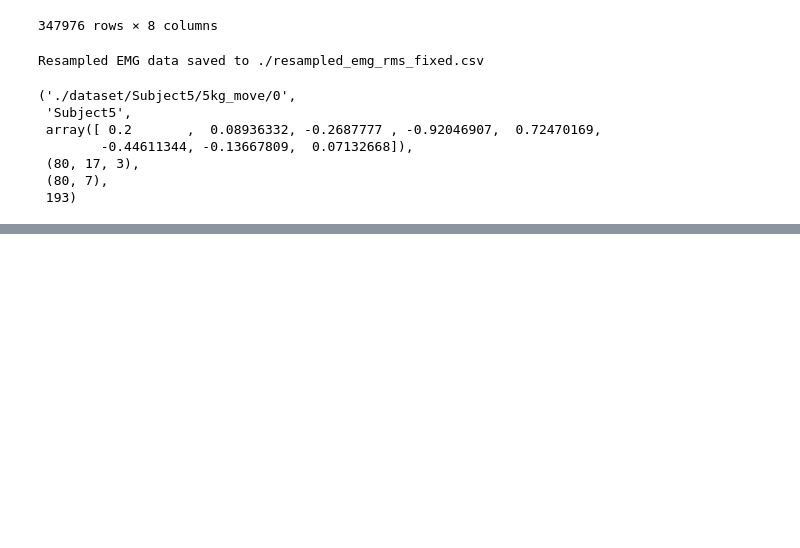
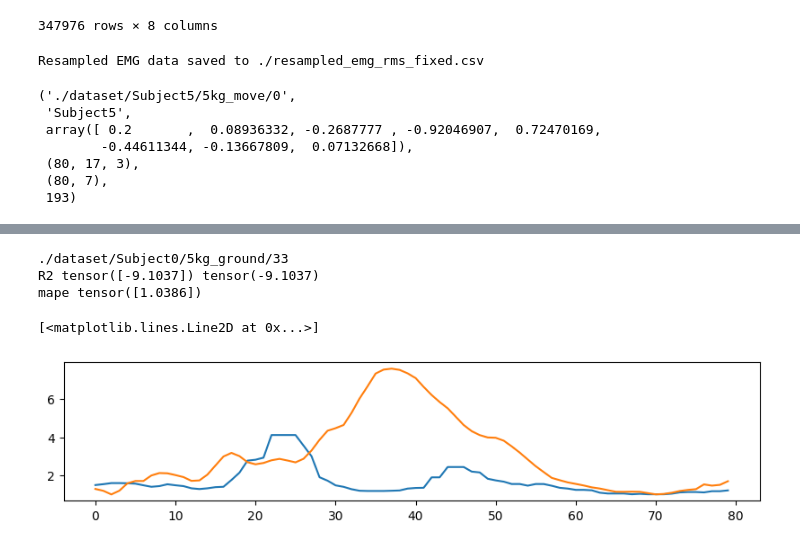
Before and after one commit to mesrwi/Pose2Muscle, a Jupyter notebook: zxcv.ipynb, the cells around one changed output, grey strips where cells are left out. Cells and saved outputs as stored; diff of their text form; code cells hidden in the pictures; blank space fills up the shorter version.

```diff
--- a/zxcv.ipynb
+++ b/zxcv.ipynb
@@ -154,0 +255,16 @@ from lightning.pytorch import loggers as pl_loggers
+# %%
+plt.figure(figsize=(10,2))
+b = 10
+print(test_loader.dataset[b][0])
+print('R2', r2_scores[b], r2_scores[b].mean())
+print('mape', mape[b])
+
+plt.plot(emg_values[b, :, :])
+plt.plot(preds[b, :, :])
+# plt.ylim(0, 100)
+# %% [output]
+./dataset/Subject0/5kg_ground/33
+R2 tensor([-9.1037]) tensor(-9.1037)
+mape tensor([1.0386])
+[<matplotlib.lines.Line2D at 0x...>]
+[figure, added]
```
Also changed, not shown: parts of 20 cells of this notebook, 10 other files.
